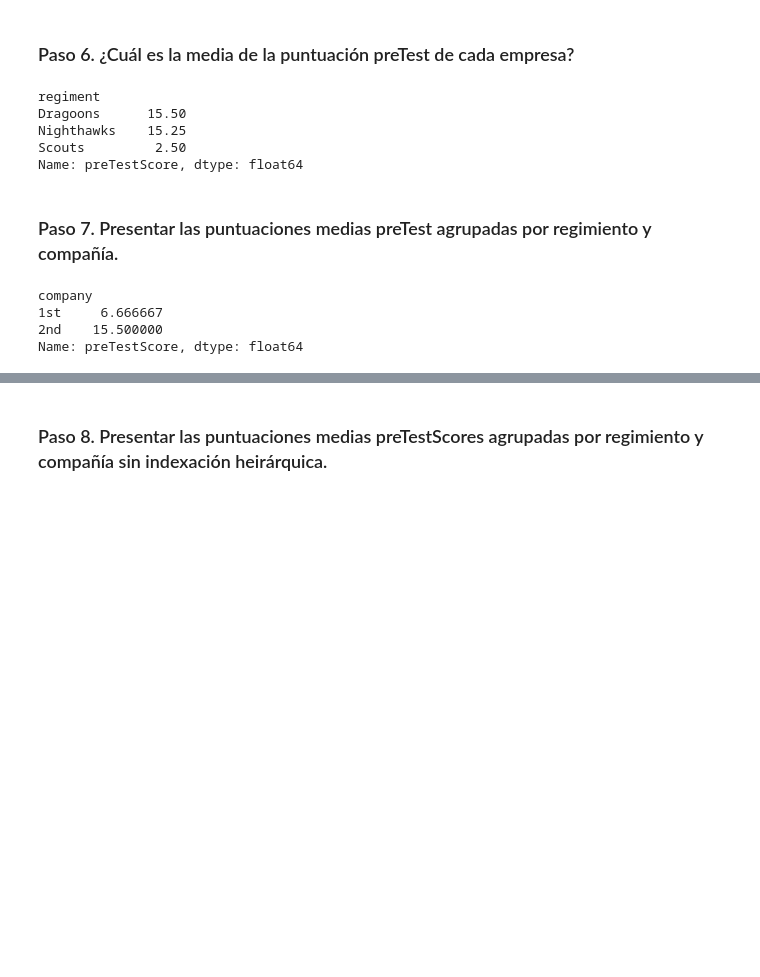
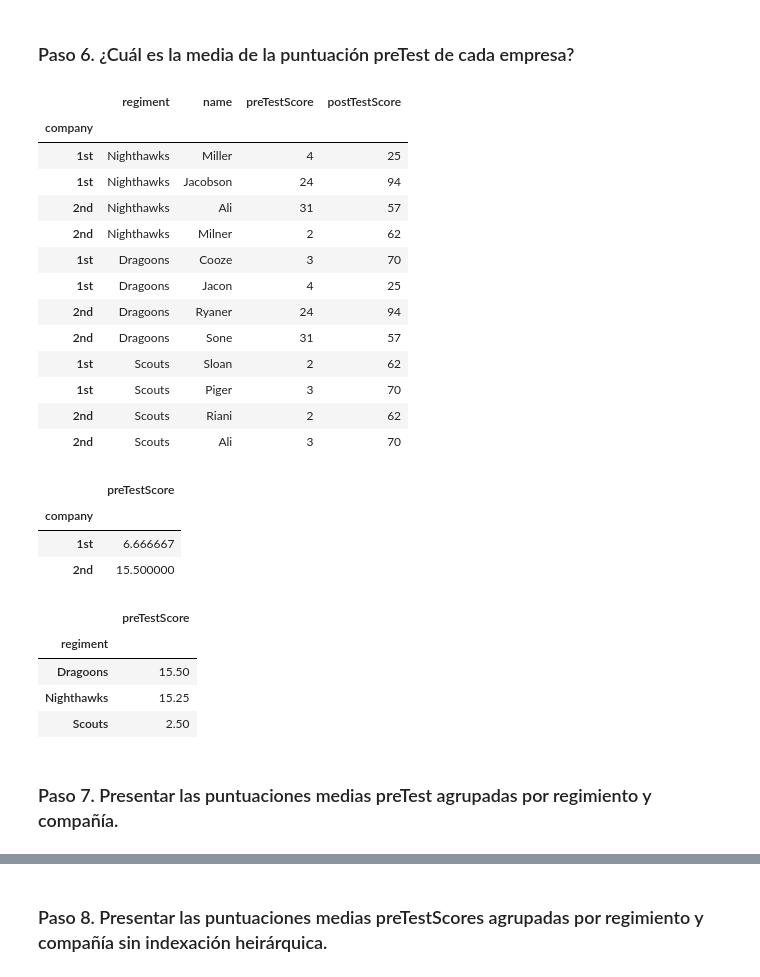
Before and after one commit to LauraGSanchz/DS_PT_09_2023, a Jupyter notebook: Data_Analysis/2-Pandas/Practica/7-Regiment/Regiment.ipynb, the cells around one changed output, grey strips where cells are left out. Drawn from its saved outputs; the diff is of its cells as text; code cells hidden in the pictures; blank space fills up the shorter version.

```diff
--- a/Data_Analysis/2-Pandas/Practica/7-Regiment/Regiment.ipynb
+++ b/Data_Analysis/2-Pandas/Practica/7-Regiment/Regiment.ipynb
@@ -48,20 +54,37 @@ regimiento.groupby('company').describe()
 | 2nd | 6.0 | 15.500000 | 14.652645 | 2.0 | 2.25 | 13.5 | 29.25 | 31.0 | 6.0 | 67.000000 | ... |
 # %% [markdown]
 ### Paso 6. ¿Cuál es la media de la puntuación preTest de cada empresa?
+# %%
+regimiento.set_index('company')
+# %% [output]
+|  | regiment | name | preTestScore | postTestScore |
+| company |  |  |  |  |
+| 1st | Nighthawks | Miller | 4 | 25 |
+| 1st | Nighthawks | Jacobson | 24 | 94 |
+| 2nd | Nighthawks | Ali | 31 | 57 |
+| 2nd | Nighthawks | Milner | 2 | 62 |
+| 1st | Dragoons | Cooze | 3 | 70 |
+| 1st | Dragoons | Jacon | 4 | 25 |
+| 2nd | Dragoons | Ryaner | 24 | 94 |
+| 2nd | Dragoons | Sone | 31 | 57 |
+| 1st | Scouts | Sloan | 2 | 62 |
+| 1st | Scouts | Piger | 3 | 70 |
+| 2nd | Scouts | Riani | 2 | 62 |
+| 2nd | Scouts | Ali | 3 | 70 |
+# %%
+regimiento.groupby('company')[['preTestScore']].mean()
+# %% [output]
+|  | preTestScore |
+| company |  |
+| 1st | 6.666667 |
+| 2nd | 15.500000 |
 # %%
-regimiento.groupby('regiment')['preTestScore'].mean()
+regimiento.groupby('regiment')[['preTestScore']].mean()
 # %% [output]
-regiment
-Dragoons      15.50
-Nighthawks    15.25
-Scouts         2.50
-Name: preTestScore, dtype: float64
+|  | preTestScore |
+| regiment |  |
+| Dragoons | 15.50 |
+| Nighthawks | 15.25 |
+| Scouts | 2.50 |
 # %% [markdown]
 ### Paso 7. Presentar las puntuaciones medias preTest agrupadas por regimiento y compañía.
-# %%
-regimiento.groupby('company')['preTestScore'].mean()
-# %% [output]
-company
-1st     6.666667
-2nd    15.500000
-Name: preTestScore, dtype: float64
```
Also changed, not shown: parts of 6 cells of this notebook.
